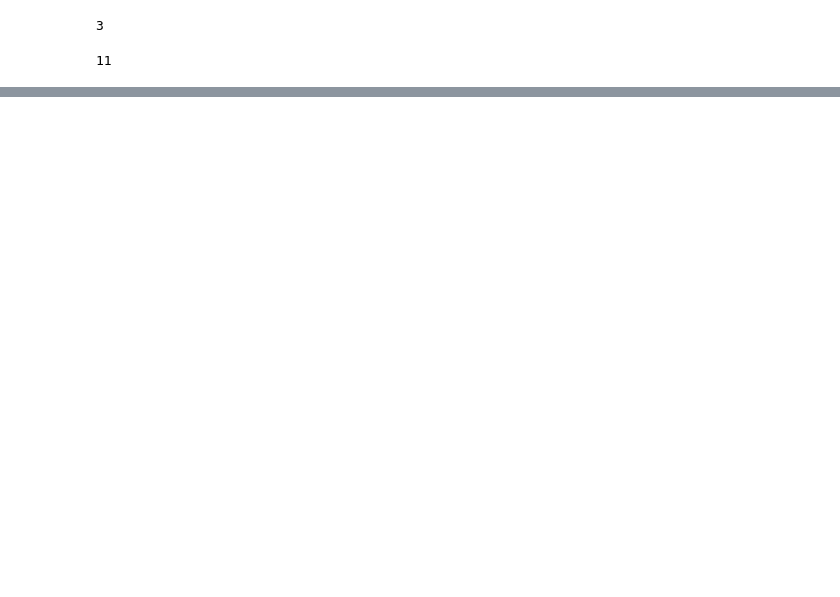
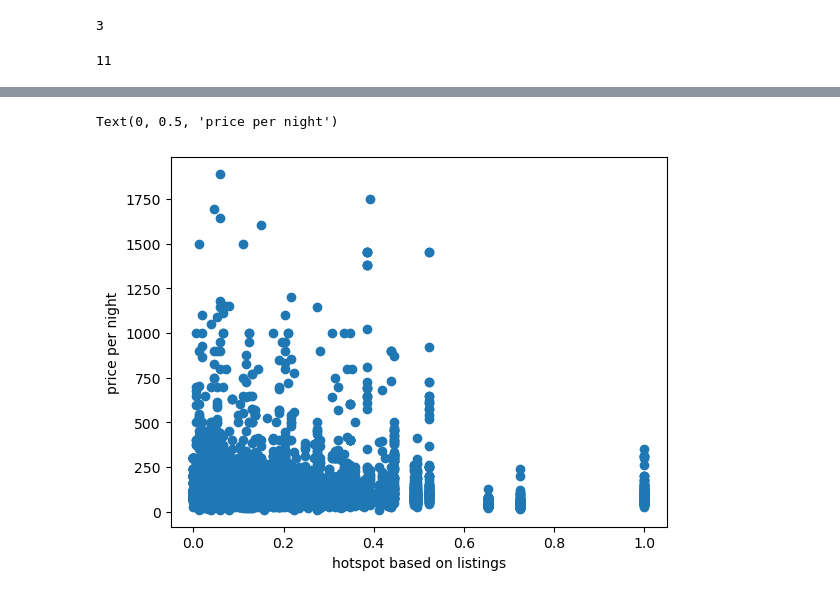
Before and after one commit to Shubhrika007/Erdos_Spring_2023, a Jupyter notebook: hotspot_exploration.ipynb, the cells around one changed output, grey strips where cells are left out. Saved outputs shown, nothing was run; the diff lists cells and outputs as text; code cells hidden in the pictures; blank space fills up the shorter version.

```diff
--- a/hotspot_exploration.ipynb
+++ b/hotspot_exploration.ipynb
@@ -278,0 +309,7 @@ df_priv[df_priv['hotspot_from_listings'] > 0.9]
+# %%
+plt.scatter(df_priv['hotspot_from_listings'],df_priv['price'])
+plt.xlabel('hotspot based on listings')
+plt.ylabel('price per night')
+# %% [output]
+Text(0, 0.5, 'price per night')
+[figure, added]
```
Also changed, not shown: parts of 38 cells of this notebook.
